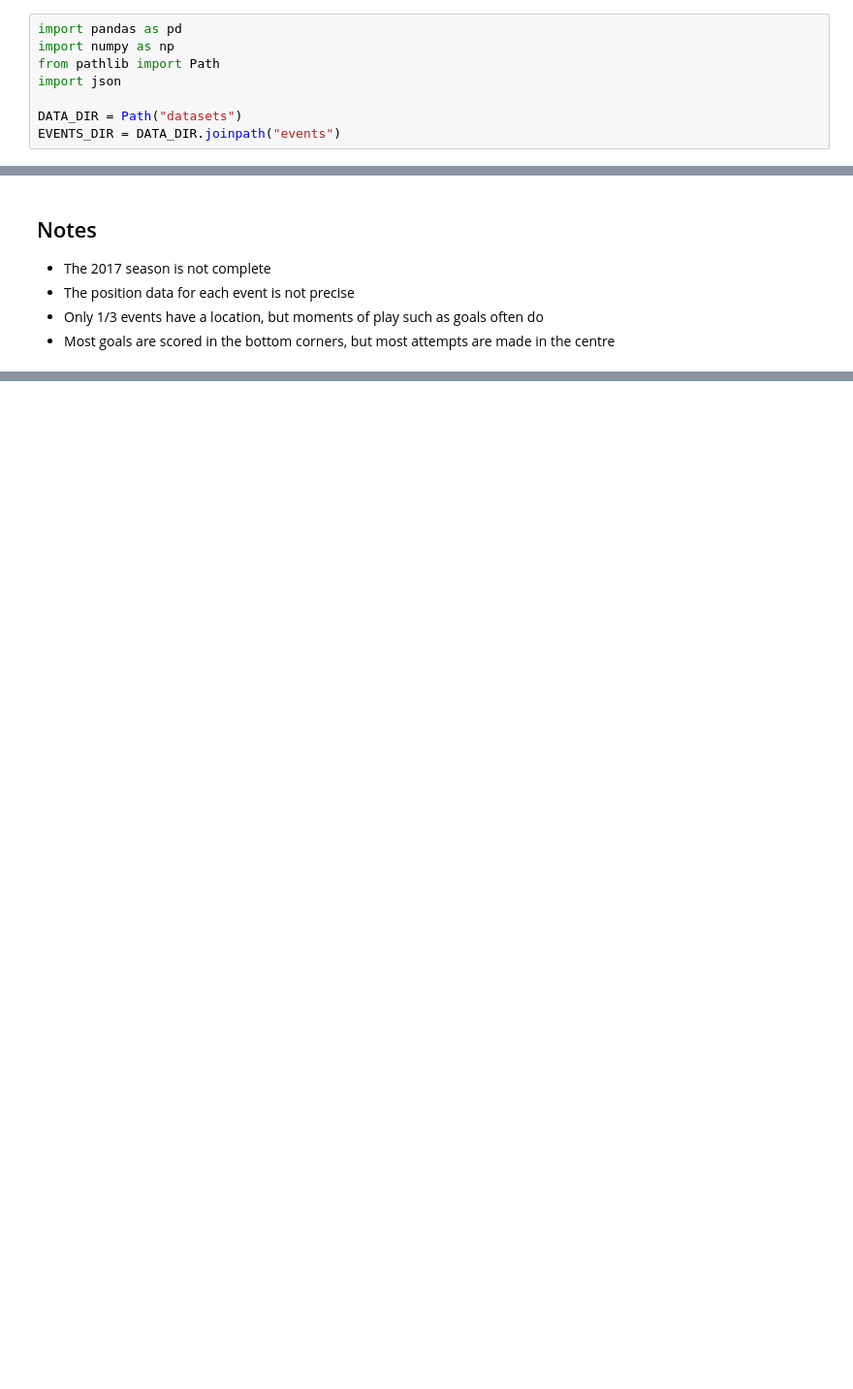
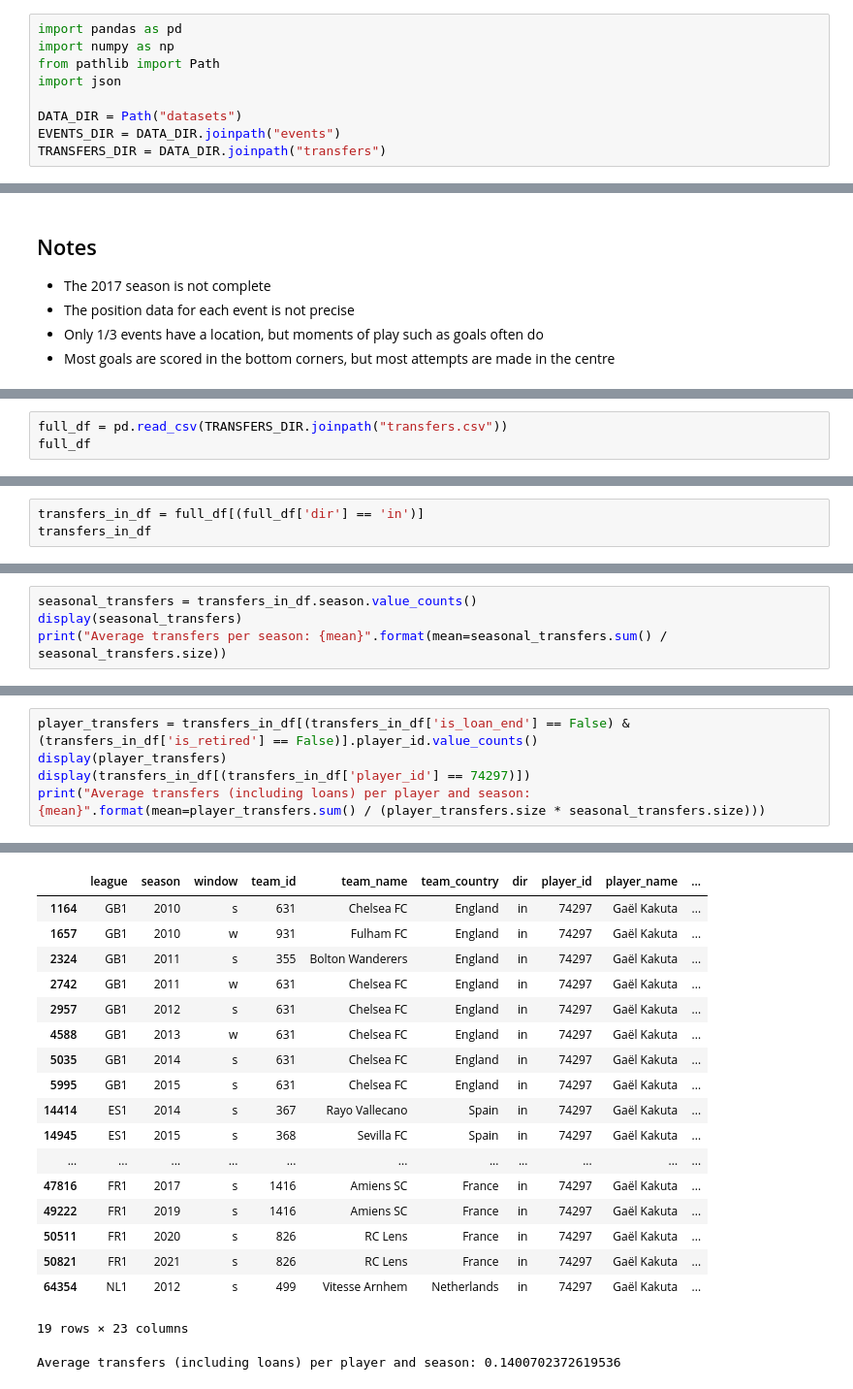
Before and after one commit to com-480-data-visualization/Nordic-Nerds, a Jupyter notebook: data_exploration.ipynb, the cells around one changed output, grey strips where cells are left out. Shown: that part at 97% size. Drawn from its saved outputs; the diff is of its cells as text; blank space fills up the shorter version.

Commit message:
Explore transfers dataset

```diff
--- a/data_exploration.ipynb
+++ b/data_exploration.ipynb
@@ -6,6 +6,7 @@ import json
 
 DATA_DIR = Path("datasets")
 EVENTS_DIR = DATA_DIR.joinpath("events")
+TRANSFERS_DIR = DATA_DIR.joinpath("transfers")
 # %% [markdown]
 # Explore the [events](https://www.kaggle.com/datasets/secareanualin/football-events/data) dataset
 # %%
@@ -127,0 +69,3 @@ goal_rates
+# %%
+full_df = pd.read_csv(TRANSFERS_DIR.joinpath("transfers.csv"))
+full_df
@@ -127,0 +86,3 @@ goal_rates
+# %%
+transfers_in_df = full_df[(full_df['dir'] == 'in')]
+transfers_in_df
@@ -127,0 +103,4 @@ goal_rates
+# %%
+seasonal_transfers = transfers_in_df.season.value_counts()
+display(seasonal_transfers)
+print("Average transfers per season: {mean}".format(mean=seasonal_transfers.sum() / seasonal_transfers.size))
@@ -127,0 +162,6 @@ goal_rates
+# %%
+player_transfers = transfers_in_df[(transfers_in_df['is_loan_end'] == False) & (transfers_in_df['is_retired'] == False)].player_id.value_counts()
+display(player_transfers)
+display(transfers_in_df[(transfers_in_df['player_id'] == 74297)])
+print("Average transfers (including loans) per player and season: {mean}".format(mean=player_transfers.sum() / (player_transfers.size * seasonal_transfers.size)))
+# %% [output]
@@ -127,0 +181,19 @@ goal_rates
+|  | league | season | window | team_id | team_name | team_country | dir | player_id | player_name | ... |
+| 1164 | GB1 | 2010 | s | 631 | Chelsea FC | England | in | 74297 | Gaël Kakuta | ... |
+| 1657 | GB1 | 2010 | w | 931 | Fulham FC | England | in | 74297 | Gaël Kakuta | ... |
+| 2324 | GB1 | 2011 | s | 355 | Bolton Wanderers | England | in | 74297 | Gaël Kakuta | ... |
+| 2742 | GB1 | 2011 | w | 631 | Chelsea FC | England | in | 74297 | Gaël Kakuta | ... |
+| 2957 | GB1 | 2012 | s | 631 | Chelsea FC | England | in | 74297 | Gaël Kakuta | ... |
+| 4588 | GB1 | 2013 | w | 631 | Chelsea FC | England | in | 74297 | Gaël Kakuta | ... |
+| 5035 | GB1 | 2014 | s | 631 | Chelsea FC | England | in | 74297 | Gaël Kakuta | ... |
+| 5995 | GB1 | 2015 | s | 631 | Chelsea FC | England | in | 74297 | Gaël Kakuta | ... |
+| 14414 | ES1 | 2014 | s | 367 | Rayo Vallecano | Spain | in | 74297 | Gaël Kakuta | ... |
+| 14945 | ES1 | 2015 | s | 368 | Sevilla FC | Spain | in | 74297 | Gaël Kakuta | ... |
+| ... | ... | ... | ... | ... | ... | ... | ... | ... | ... | ... |
+| 47816 | FR1 | 2017 | s | 1416 | Amiens SC | France | in | 74297 | Gaël Kakuta | ... |
+| 49222 | FR1 | 2019 | s | 1416 | Amiens SC | France | in | 74297 | Gaël Kakuta | ... |
+| 50511 | FR1 | 2020 | s | 826 | RC Lens | France | in | 74297 | Gaël Kakuta | ... |
+| 50821 | FR1 | 2021 | s | 826 | RC Lens | France | in | 74297 | Gaël Kakuta | ... |
+| 64354 | NL1 | 2012 | s | 499 | Vitesse Arnhem | Netherlands | in | 74297 | Gaël Kakuta | ... |
+19 rows × 23 columns
+Average transfers (including loans) per player and season: 0.1400702372619536
```
Also changed, not shown: parts of 18 cells of this notebook.
